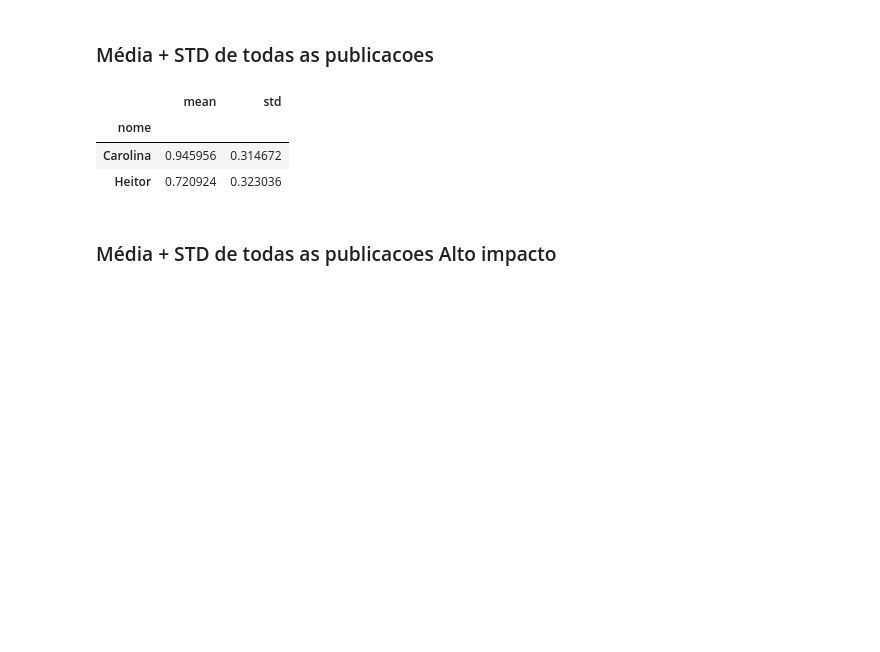
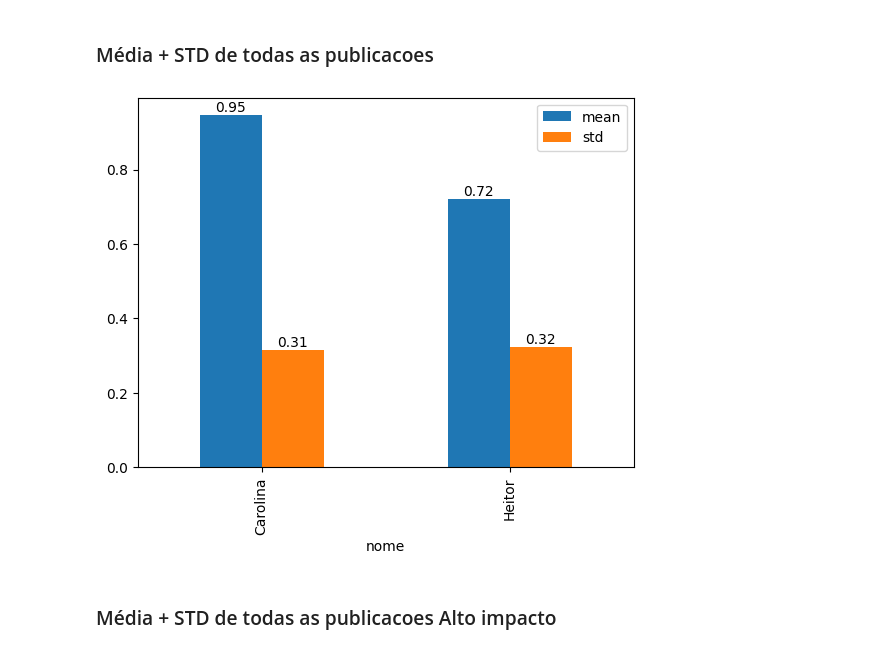
Before and after one commit to Draylon/ppgca_cd_debate, a Jupyter notebook: score_geral.ipynb, the cells around one changed output. Cells and saved outputs as stored; diff of their text form; code cells hidden in the pictures; blank space fills up the shorter version.

```diff
--- a/score_geral.ipynb
+++ b/score_geral.ipynb
@@ -243,13 +250,14 @@ df11[['ano','idade_doutorado','score']]
 ### vai apontar a consistencia do autor em publicações
 # %% [markdown]
 ### Média + STD de todas as publicacoes
-# %%
-all_merge[(all_merge['nome'].isin(['Carolina','Heitor'])) ].groupby('nome').describe()['score'][['mean','std']]
-# %% [output]
-|  | mean | std |
-| nome |  |  |
-| Carolina | 0.945956 | 0.314672 |
-| Heitor | 0.720924 | 0.323036 |
+# %%
+asd = all_merge[(all_merge['nome'].isin(['Carolina','Heitor'])) ].groupby('nome').describe()['score'][['mean','std']]
+ax1 = asd.plot(kind='bar')
+for p in ax1.patches:
+    height = p.get_height()
+    ax1.text(p.get_x() + p.get_width() / 2., height + 0.01, f'{height:.2f}', ha='center')
+# %% [output]
+[figure, added]
 # %% [markdown]
 ### Média + STD de todas as publicacoes Alto impacto
 # %%
```
Also changed, not shown: parts of 6 cells of this notebook.
